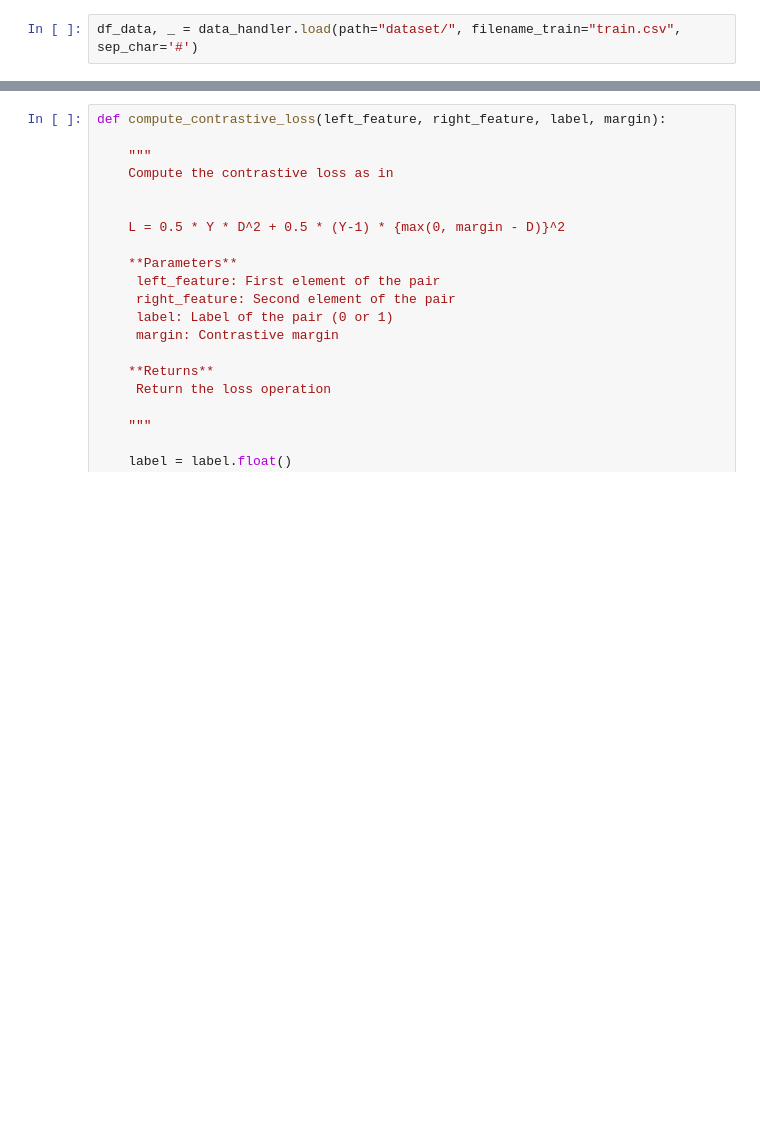
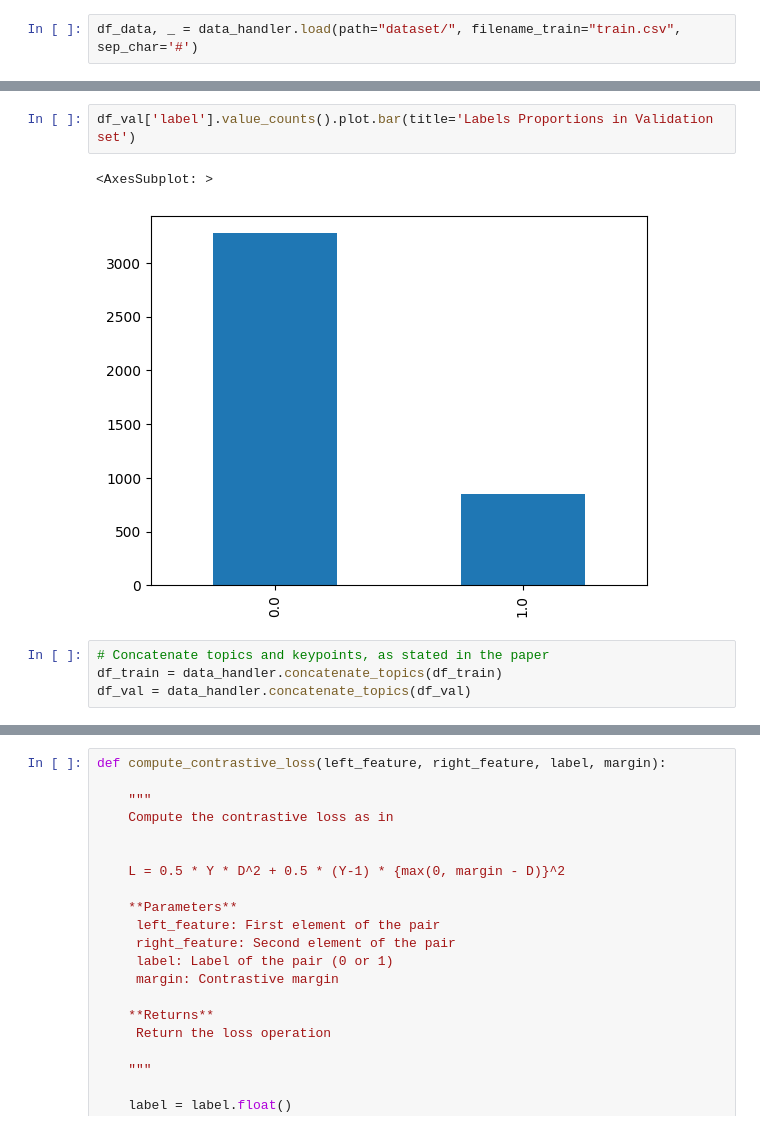
Before and after one commit to mmc185/HLTKeyPointAnalysis, a Jupyter notebook: main.ipynb, the cells around one changed output, grey strips where cells are left out. Drawn from its saved outputs; the diff is of its cells as text; blank space fills up the shorter version.

```diff
--- a/main.ipynb
+++ b/main.ipynb
@@ -45,0 +93,9 @@ memory usage: 387.0+ KB
+# %%
+df_val['label'].value_counts().plot.bar(title='Labels Proportions in Validation set')
+# %% [output]
+<AxesSubplot: >
+[figure, added]
+# %%
+# Concatenate topics and keypoints, as stated in the paper
+df_train = data_handler.concatenate_topics(df_train)
+df_val = data_handler.concatenate_topics(df_val)
```
Also changed, not shown: parts of 28 cells of this notebook, 1 other file.
